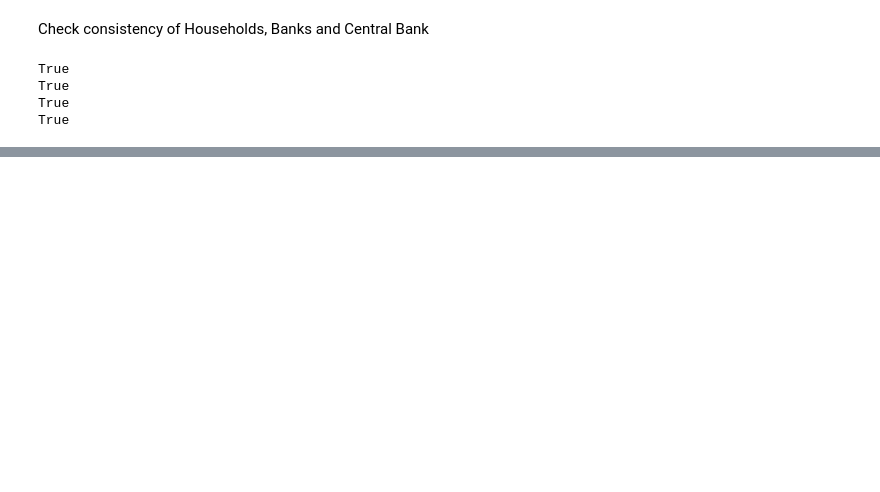
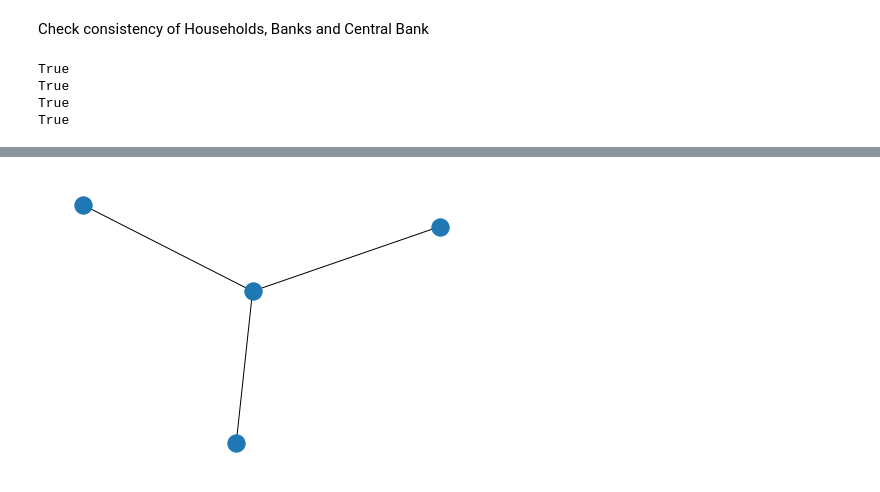
Before and after one commit to JonathanRossouw/Thesis, a Jupyter notebook: thesis/thesis_example.ipynb, the cells around one changed output, grey strips where cells are left out. Saved outputs shown, nothing was run; the diff lists cells and outputs as text; code cells hidden in the pictures; blank space fills up the shorter version.

```diff
--- a/thesis/thesis_example.ipynb
+++ b/thesis/thesis_example.ipynb
@@ -206,0 +218,5 @@ nx.draw_shell(environment.network)
+# %%
+import networkx as nx
+nx.draw(environment.bank_network)
+# %% [output]
+[figure, added]
```
Also changed, not shown: parts of 8 cells of this notebook, 14 other files.
